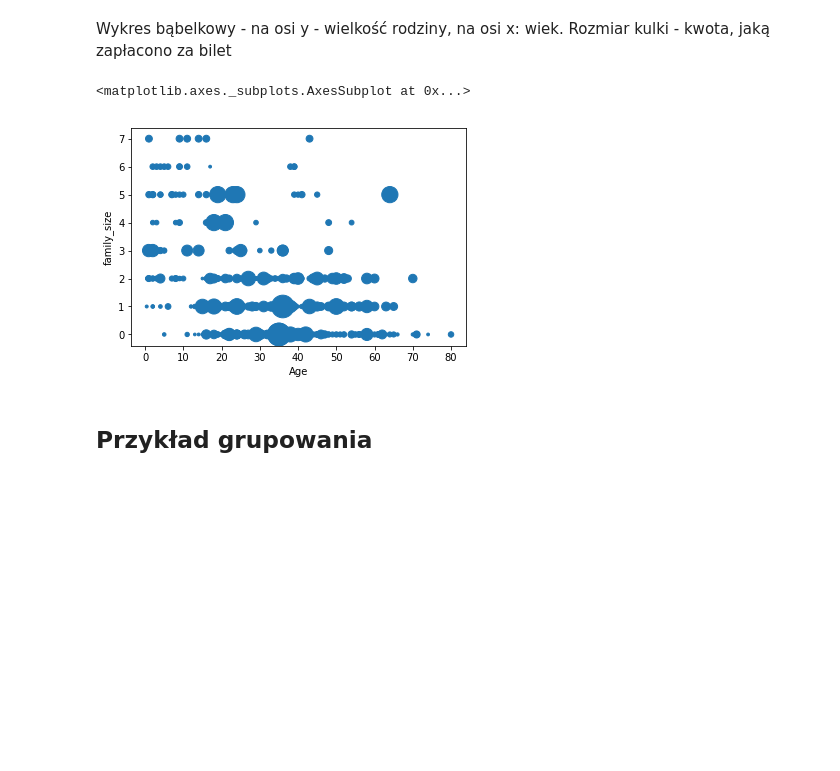
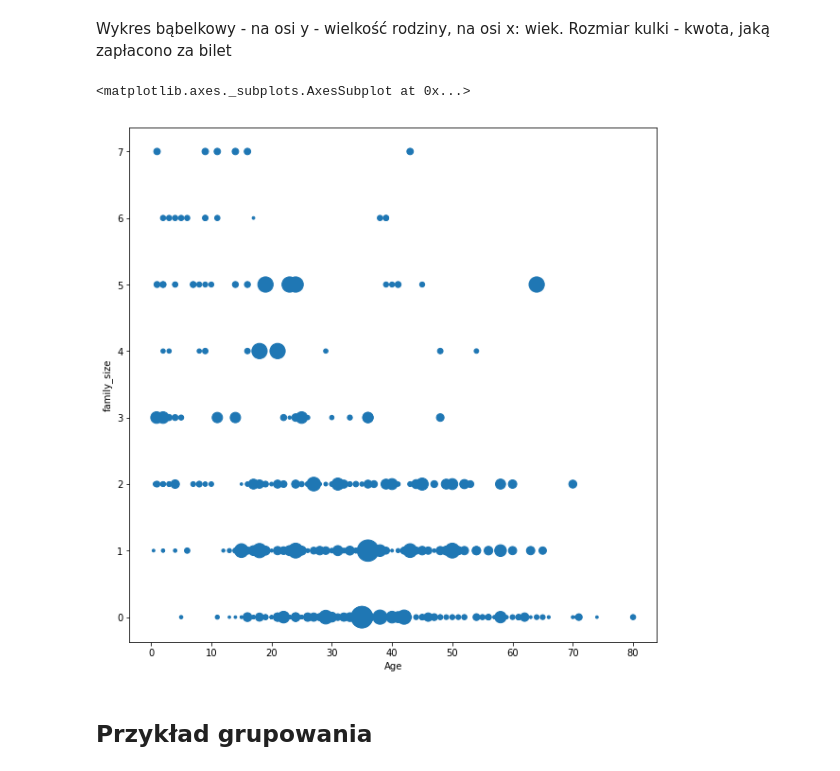
Before and after one commit to maddataanalyst/for_students, a Jupyter notebook: mnz_2_sem_1/data_science/Titanic przykład.ipynb, the cells around one changed output. Drawn from its saved outputs; the diff is of its cells as text; code cells hidden in the pictures; blank space fills up the shorter version.

```diff
--- a/mnz_2_sem_1/data_science/Titanic przykład.ipynb
+++ b/mnz_2_sem_1/data_science/Titanic przykład.ipynb
@@ -160,10 +160,10 @@ pivot_ui(titanic_data)
 # %% [markdown]
 Wykres bąbelkowy - na osi y - wielkość rodziny, na osi x: wiek. Rozmiar kulki - kwota, jaką zapłacono za bilet
 # %%
-titanic_data.plot.scatter(x='Age', y='family_size', s=titanic_data.Fare)
+titanic_data.plot.scatter(x='Age', y='family_size', s=titanic_data.Fare, figsize=(10,10))
 # %% [output]
 <matplotlib.axes._subplots.AxesSubplot at 0x...>
-[figure, old version]
+[figure, new version]
 # %% [markdown]
 ## Przykład grupowania
 # %% [markdown]
```
Also changed, not shown: parts of 12 cells of this notebook, 3 other files.
